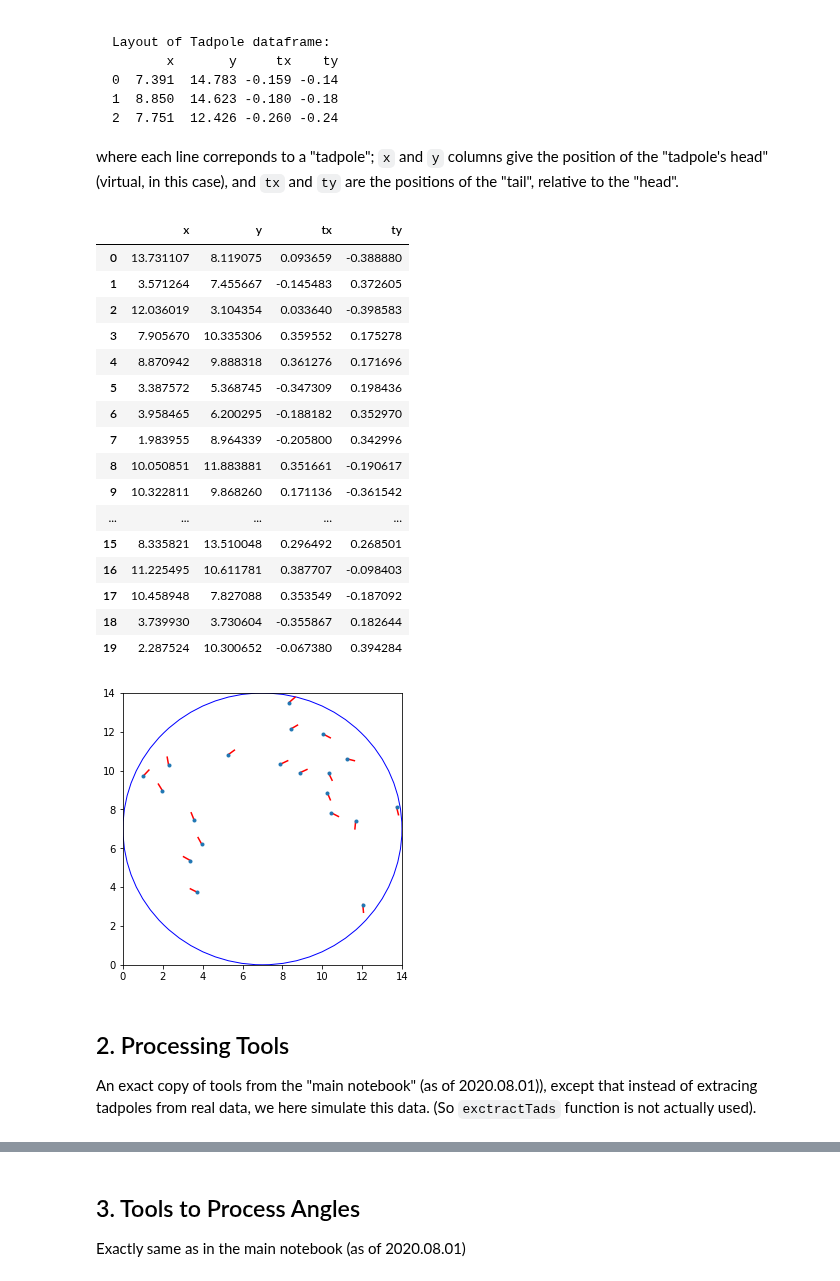
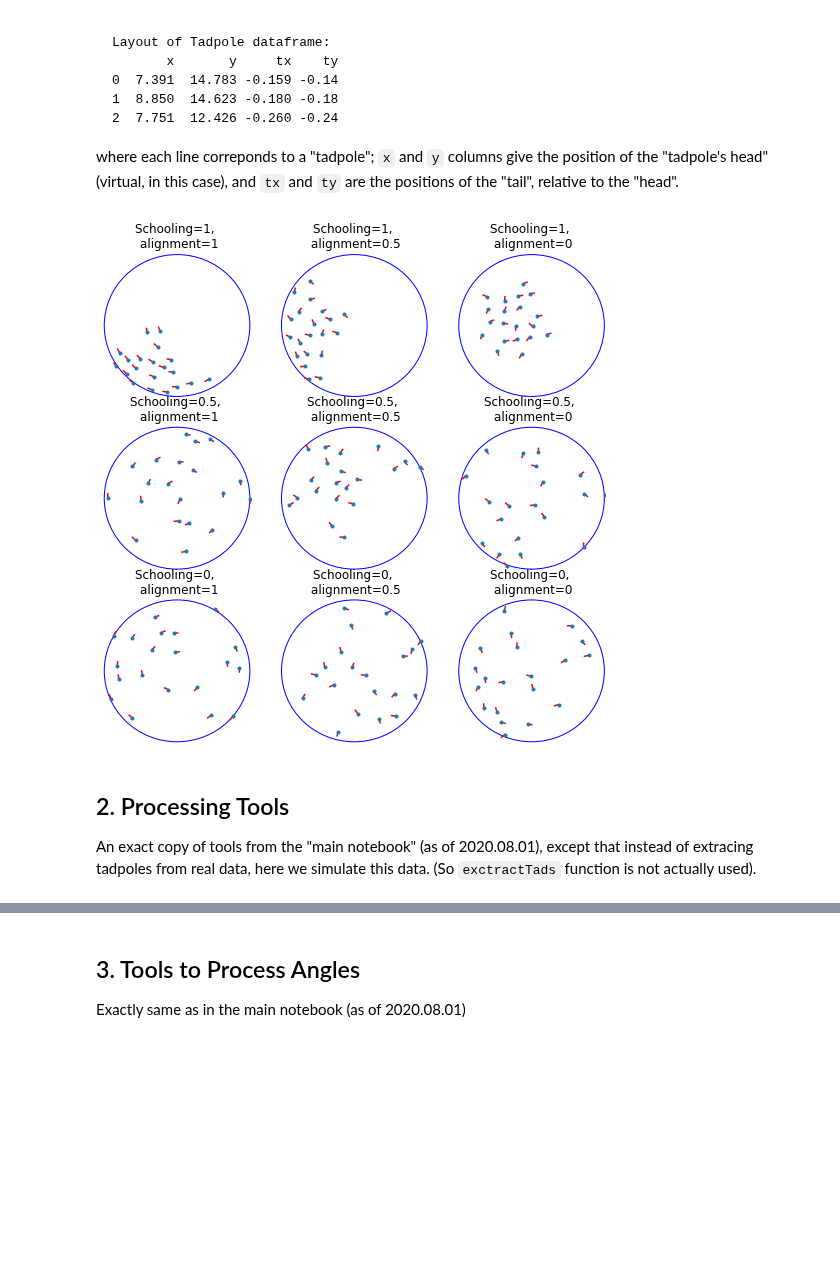
Before and after one commit to khakhalin/Xenopus-Behavior, a Jupyter notebook: 01_Schooling/schooling_power_analysis.ipynb, the cells around one changed output, grey strips where cells are left out. Cells and saved outputs as stored; diff of their text form; code cells hidden in the pictures; blank space fills up the shorter version.

```diff
--- a/01_Schooling/schooling_power_analysis.ipynb
+++ b/01_Schooling/schooling_power_analysis.ipynb
@@ -33,8 +33,9 @@ def simulate_data(ntads=10, schooling=0.5, alignment=0.6):
 
     R_DISH = 7
     TAD_LENGTH = 0.4
-    N_ATTEMPTS = 20     # How many attempts to place each tadpole we would make
-    JUMP = 1            # Jump, in cm, from one tadpole to another
+    N_ATTEMPTS = 20         # How many attempts to place each tadpole we would make
+    JUMP = 1                # Jump, in cm, from one tadpole to another
+    do_alignment = False    # Whether we should align tadpoles to their neighbors. Too fancy?
 
     xy = np.zeros((ntads,2))
     tails = np.zeros((ntads,2))
@@ -47,69 +48,64 @@ def simulate_data(ntads=10, schooling=0.5, alignment=0.6):
             iparent = np.random.randint(itad)
             angle = np.random.uniform(0, 2*np.pi)
             d = np.random.uniform(JUMP, 2*JUMP)
             drop = xy[iparent,:] + np.array([np.cos(angle), np.sin(angle)])*d
         if np.sqrt((drop[0]-R_DISH)**2 + (drop[1]-R_DISH)**2) > R_DISH: # Outside of a dish, won't do
             continue
         good_point = True
         for iother in range(itad):
             if np.sqrt(np.sum(np.square(drop-xy[iother,:]))) < JUMP:    # Too close to another dot; won't do
                 good_point = False
                 break
         if not good_point:
             continue
         xy[itad,:] = drop
 
         # Make the tadpole perpendicular to the radius
         tails[itad,:] = [xy[itad,1]-R_DISH, -xy[itad,0]+R_DISH]
         tails[itad,:] = tails[itad,:]/np.linalg.norm(tails[itad,:])*TAD_LENGTH
-        if itad>0:
-            for iother in range(itad):
-                d = np.linalg.norm(xy[itad,:]-xy[iother,:])
-                tails[itad,:] += tails[iother,:]/(d**2)
+        if do_alignment: # Fancy mutual alignment; maybe don't use it, as it is too fancy?
+            if itad>0:
+                for iother in range(itad):
+                    d = np.linalg.norm(xy[itad,:]-xy[iother,:])
+                    tails[itad,:] += tails[iother,:]/(d**2)
+            tails[itad,:] = tails[itad,:]/np.linalg.norm(tails[itad,:])*TAD_LENGTH
         angle = np.random.uniform(0, 2*np.pi)
         randotail = np.array([np.cos(angle), np.sin(angle)])*TAD_LENGTH
-        tails[itad,:] = tails[itad,:]/np.linalg.norm(tails[itad,:])*TAD_LENGTH
         tails[itad,:] = tails[itad,:]*alignment + randotail*(1-alignment)
         tails[itad,:] = tails[itad,:]/np.linalg.norm(tails[itad,:])*TAD_LENGTH
         # This code above with 3 normalizations in a row could have been prettier of course
 
         itad += 1
 
     return pd.DataFrame({'x':xy[:,0] , 'y':xy[:,1] , 'tx':tails[:,0] , 'ty':tails[:,1]})
 
-t = simulate_data(ntads=20)
-plt.figure(figsize=(5,5))
-for i in range(len(t)):
-    plt.plot(t.x[i]+np.array([0, t.tx[i]]), t.y[i]+np.array([0, t.ty[i]]), 'r-')
-plt.plot(t.x, t.y, '.')
-plt.gca().add_artist(plt.Circle((7,7), 7, color='blue', fill=False, linestyle='-'))
-plt.xlim([0, 14])
-plt.ylim([0, 14])
+def arena_plot(t):
+    for i in range(len(t)):
+        plt.plot(t.x[i]+np.array([0, t.tx[i]]), t.y[i]+np.array([0, t.ty[i]]), 'r-')
+    plt.plot(t.x, t.y, '.')
+    plt.gca().add_artist(plt.Circle((7,7), 6.9, color='blue', fill=False, linestyle='-'))
+    plt.xlim([0, 14])
+    plt.ylim([0, 14])
+    plt.axis('off')
+    return
 
-t
+schoolings = [1, 0.5, 0]
+alignments = [1, 0.5, 0]
+names = ['Lawful', 'Neutral', 'Chaotic', 'good', 'neutral', 'evil']
+plt.figure(figsize=(9,9))
+for i in range(3):
+    for j in range(3):
+        t = simulate_data(ntads=20, schooling=schoolings[i], alignment=alignments[j])
+        plt.subplot(3,3,i*3+j+1)
+        arena_plot(t)
+        plt.title(f"Schooling={schoolings[i]}, \n alignment={alignments[j]}")
+        #plt.title(names[j] + ' ' + names[3+i])
 # %% [output]
-|  | x | y | tx | ty |
-| 0 | 13.731107 | 8.119075 | 0.093659 | -0.388880 |
-| 1 | 3.571264 | 7.455667 | -0.145483 | 0.372605 |
-| 2 | 12.036019 | 3.104354 | 0.033640 | -0.398583 |
-| 3 | 7.905670 | 10.335306 | 0.359552 | 0.175278 |
-| 4 | 8.870942 | 9.888318 | 0.361276 | 0.171696 |
-| 5 | 3.387572 | 5.368745 | -0.347309 | 0.198436 |
-| 6 | 3.958465 | 6.200295 | -0.188182 | 0.352970 |
-| 7 | 1.983955 | 8.964339 | -0.205800 | 0.342996 |
-| 8 | 10.050851 | 11.883881 | 0.351661 | -0.190617 |
-| 9 | 10.322811 | 9.868260 | 0.171136 | -0.361542 |
-| ... | ... | ... | ... | ... |
-| 15 | 8.335821 | 13.510048 | 0.296492 | 0.268501 |
-| 16 | 11.225495 | 10.611781 | 0.387707 | -0.098403 |
-| 17 | 10.458948 | 7.827088 | 0.353549 | -0.187092 |
-| 18 | 3.739930 | 3.730604 | -0.355867 | 0.182644 |
-| 19 | 2.287524 | 10.300652 | -0.067380 | 0.394284 |
-[figure, old version]
+[figure, new version]
 # %% [markdown]
 ## 2. Processing Tools
 
-An exact copy of tools from the "main notebook" (as of 2020.08.01)), except that instead of extracing tadpoles from real data, we here simulate this data. (So `exctractTads` function is not actually used).
+An exact copy of tools from the "main notebook" (as of 2020.08.01), except that instead of extracing tadpoles from real data, here we simulate this data. (So `exctractTads` function is not actually used).
 # %%
 def getNFrames(data):
     """Returns the total number of frames."""
```
Also changed, not shown: parts of 21 cells of this notebook, 1 other file.
